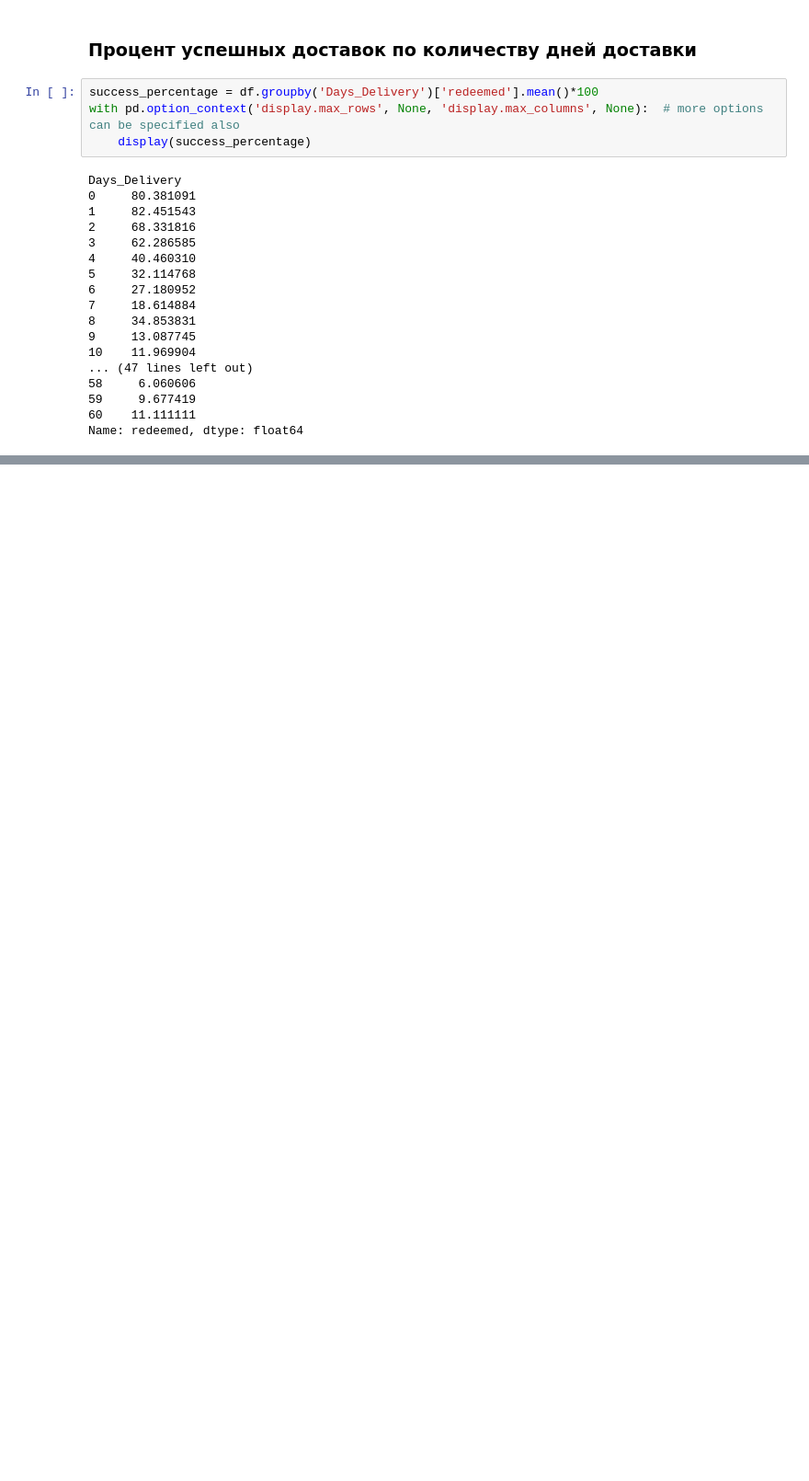
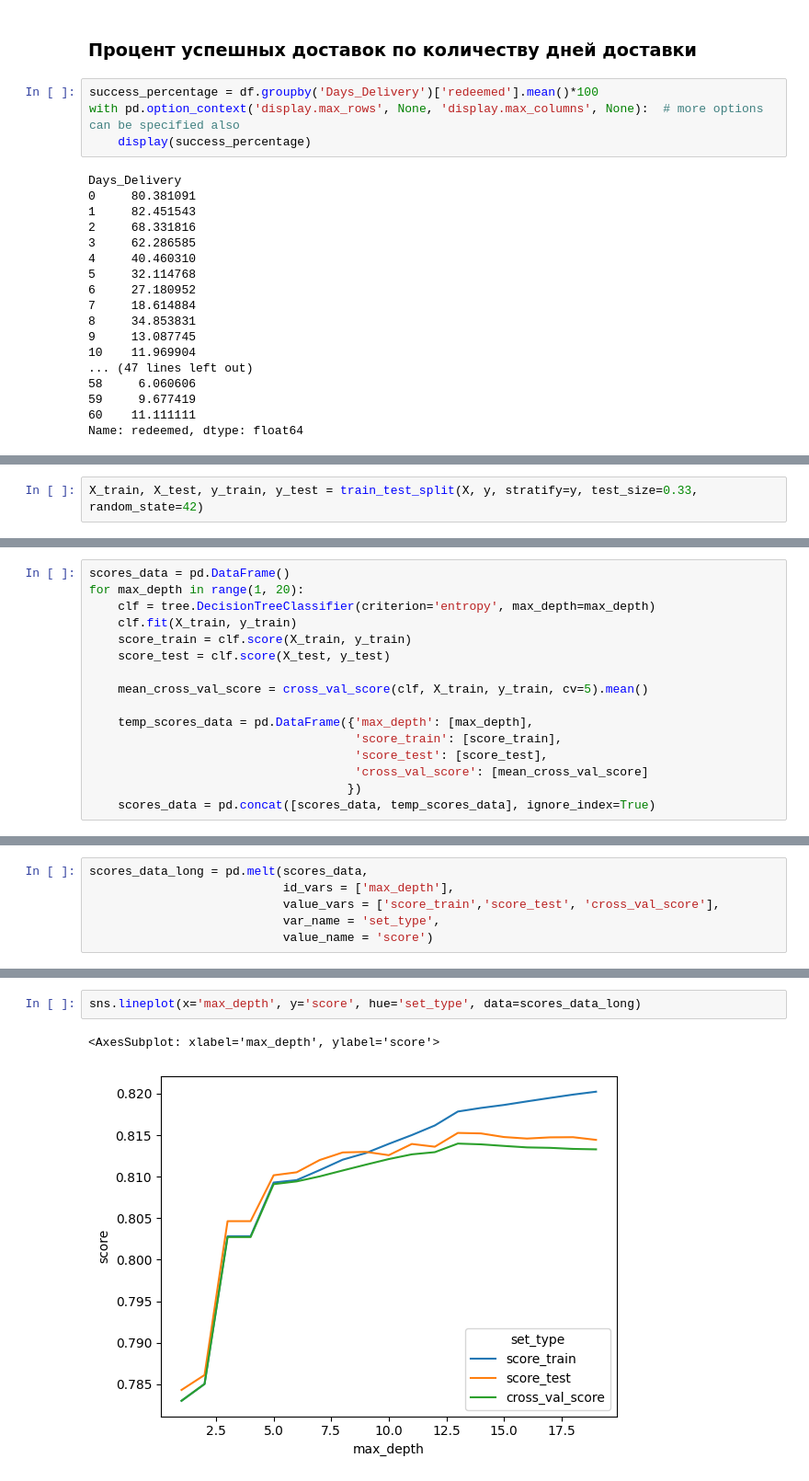
Before and after one commit to NovPas/percent_of_delivery, a Jupyter notebook: Delivery prediction.ipynb, the cells around one changed output, grey strips where cells are left out. Shown at 92% size. Cells and saved outputs as stored; diff of their text form; blank space fills up the shorter version.

```diff
--- a/Delivery prediction.ipynb
+++ b/Delivery prediction.ipynb
@@ -128,0 +148,2 @@ _ = tree.plot_tree(clf, filled=True)
+# %%
+X_train, X_test, y_train, y_test = train_test_split(X, y, stratify=y, test_size=0.33, random_state=42)
@@ -128,0 +160,16 @@ _ = tree.plot_tree(clf, filled=True)
+# %%
+scores_data = pd.DataFrame()
+for max_depth in range(1, 20):
+    clf = tree.DecisionTreeClassifier(criterion='entropy', max_depth=max_depth)
+    clf.fit(X_train, y_train)
+    score_train = clf.score(X_train, y_train)
+    score_test = clf.score(X_test, y_test)
+
+    mean_cross_val_score = cross_val_score(clf, X_train, y_train, cv=5).mean()
+
+    temp_scores_data = pd.DataFrame({'max_depth': [max_depth],
+                                     'score_train': [score_train],
+                                     'score_test': [score_test],
+                                     'cross_val_score': [mean_cross_val_score]
+                                    })
+    scores_data = pd.concat([scores_data, temp_scores_data], ignore_index=True)
@@ -128,0 +196,6 @@ _ = tree.plot_tree(clf, filled=True)
+# %%
+scores_data_long = pd.melt(scores_data,
+                           id_vars = ['max_depth'],
+                           value_vars = ['score_train','score_test', 'cross_val_score'],
+                           var_name = 'set_type',
+                           value_name = 'score')
@@ -128,0 +222,5 @@ _ = tree.plot_tree(clf, filled=True)
+# %%
+sns.lineplot(x='max_depth', y='score', hue='set_type', data=scores_data_long)
+# %% [output]
+<AxesSubplot: xlabel='max_depth', ylabel='score'>
+[figure, added]
```
Also changed, not shown: parts of 41 cells of this notebook.
